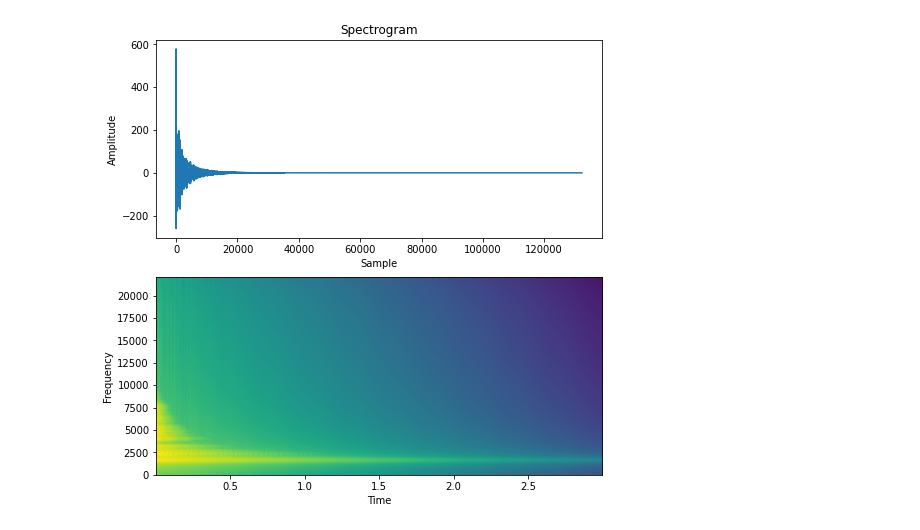
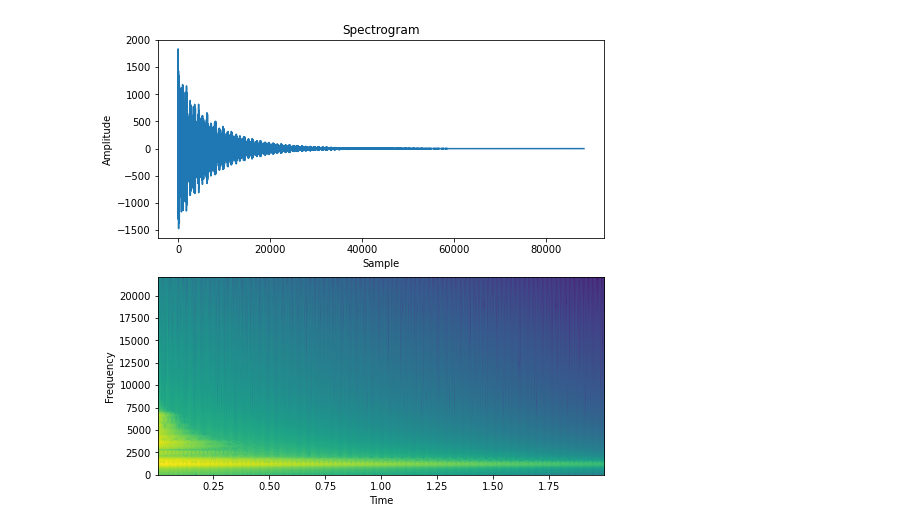
Before and after one commit to roenchina/modal-analysis, a Jupyter notebook: vis/specgram.ipynb, the cells around one changed output. Saved outputs shown, nothing was run; the diff lists cells and outputs as text; code cells hidden in the pictures.

```diff
--- a/vis/specgram.ipynb
+++ b/vis/specgram.ipynb
@@ -1,29 +1,29 @@
 # %%
 #import the pyplot and wavfile modules
 import matplotlib.pyplot as plt
 from scipy.io import wavfile
-
-phase='test'
-obj_id = '150'
-caption = '-p196-f0.1.0'
+phase='gt'
+obj_id = '104'
+pos_id = '695'
 
 file_name = 'T' + obj_id
-file = './EXP/' + file_name + '/' + file_name + caption + '_' + phase + '.wav'
+file = './EXP/' + file_name + '/p' + pos_id + '/' + file_name + '-p' + pos_id + '_' + phase + '.wav'
 samplingFrequency, signalData = wavfile.read(file)
 
 plt.figure(figsize=(8,8))
 
 plt.subplot(211)
 plt.title('Spectrogram')
 plt.plot(signalData)
 plt.xlabel('Sample')
 plt.ylabel('Amplitude')
 
 plt.subplot(212)
-plt.specgram(signalData,Fs=samplingFrequency)
+plt.specgram(signalData, Fs=samplingFrequency)
+# plt.specgram(signalData, Fs=samplingFrequency, scale_by_freq=True)
 plt.xlabel('Time')
 plt.ylabel('Frequency')
 
 plt.show()
 # %% [output]
-[figure, old version]
+[figure, new version]
```
Also changed, not shown: 1 other file.
